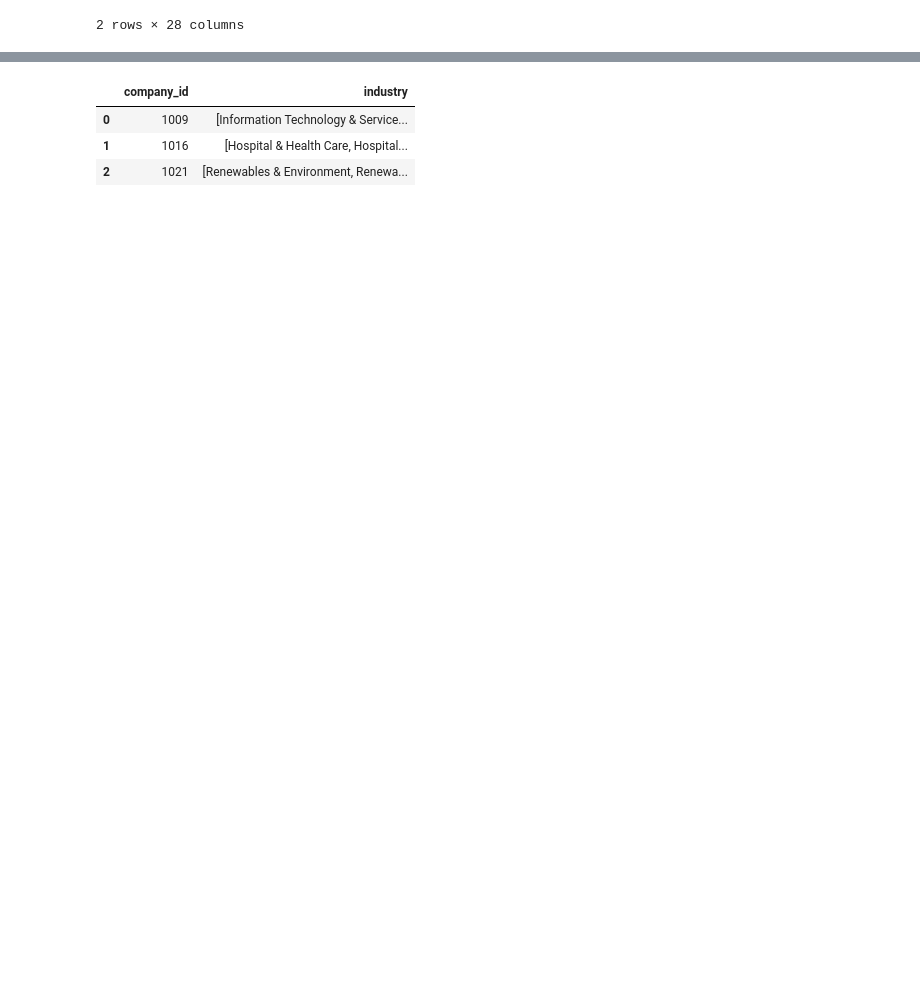
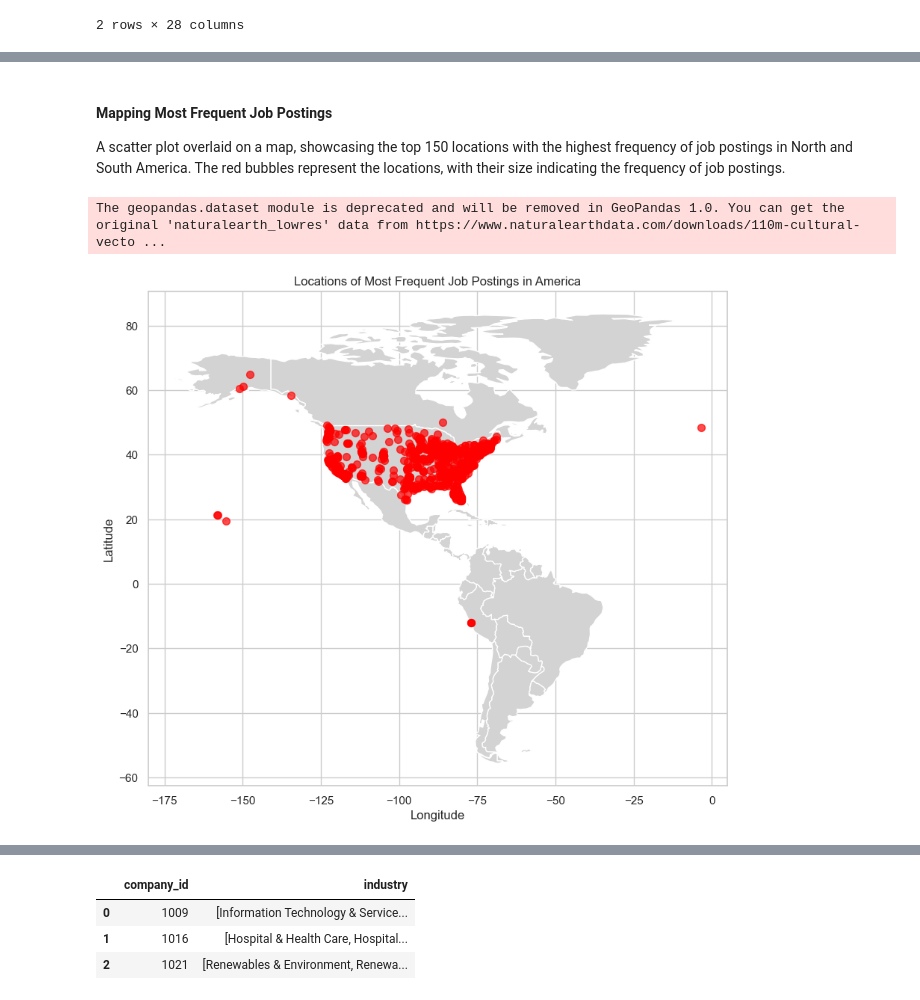
Before and after one commit to com-480-data-visualization/com-480-RYL, a Jupyter notebook: exploratory_data_analysis.ipynb, the cells around one changed output, grey strips where cells are left out. Saved outputs shown, nothing was run; the diff lists cells and outputs as text; code cells hidden in the pictures; blank space fills up the shorter version.

```diff
--- a/exploratory_data_analysis.ipynb
+++ b/exploratory_data_analysis.ipynb
@@ -40,0 +141,36 @@ job_posting.head(2)
+# %% [markdown]
+#### Mapping Most Frequent Job Postings
+A scatter plot overlaid on a map, showcasing the top 150 locations with the highest frequency of job postings in North and South America. The red bubbles represent the locations, with their size indicating the frequency of job postings.
+# %%
+
+top_1000_locations = job_posting['location'].value_counts().head(1000)[1:]
+geolocator = Nominatim(user_agent="job_map")
+
+# Geocode the top 100 locations
+geocoded_locations = {}
+for location in top_1000_locations.index:
+    try:
+        location_info = geolocator.geocode(location)
+        if location_info:
+            geocoded_locations[location] = {
+                'latitude': location_info.latitude,
+                'longitude': location_info.longitude,
+                'count': top_1000_locations[location]
+            }
+    except:
+        pass
+
+gdf = gpd.GeoDataFrame.from_dict(geocoded_locations, orient='index', columns=['latitude', 'longitude', 'count'])
+
+world = gpd.read_file(gpd.datasets.get_path('naturalearth_lowres'))
+america = world[(world['continent'] == 'North America') | (world['continent'] == 'South America')]
+fig, ax = plt.subplots(figsize=(10, 10))
+america.plot(ax=ax, color='lightgrey')
+gdf.plot(ax=ax, kind='scatter', x='longitude', y='latitude', s=50, color='red', alpha=0.7)
+plt.title('Locations of Most Frequent Job Postings in America')
+plt.xlabel('Longitude')
+plt.ylabel('Latitude')
+plt.show()
+# %% [output]
+The geopandas.dataset module is deprecated and will be removed in GeoPandas 1.0. You can get the original 'naturalearth_lowres' data from https://www.naturalearthdata.com/downloads/110m-cultural-vecto ...
+[figure, added]
```
Also changed, not shown: parts of 32 cells of this notebook.
